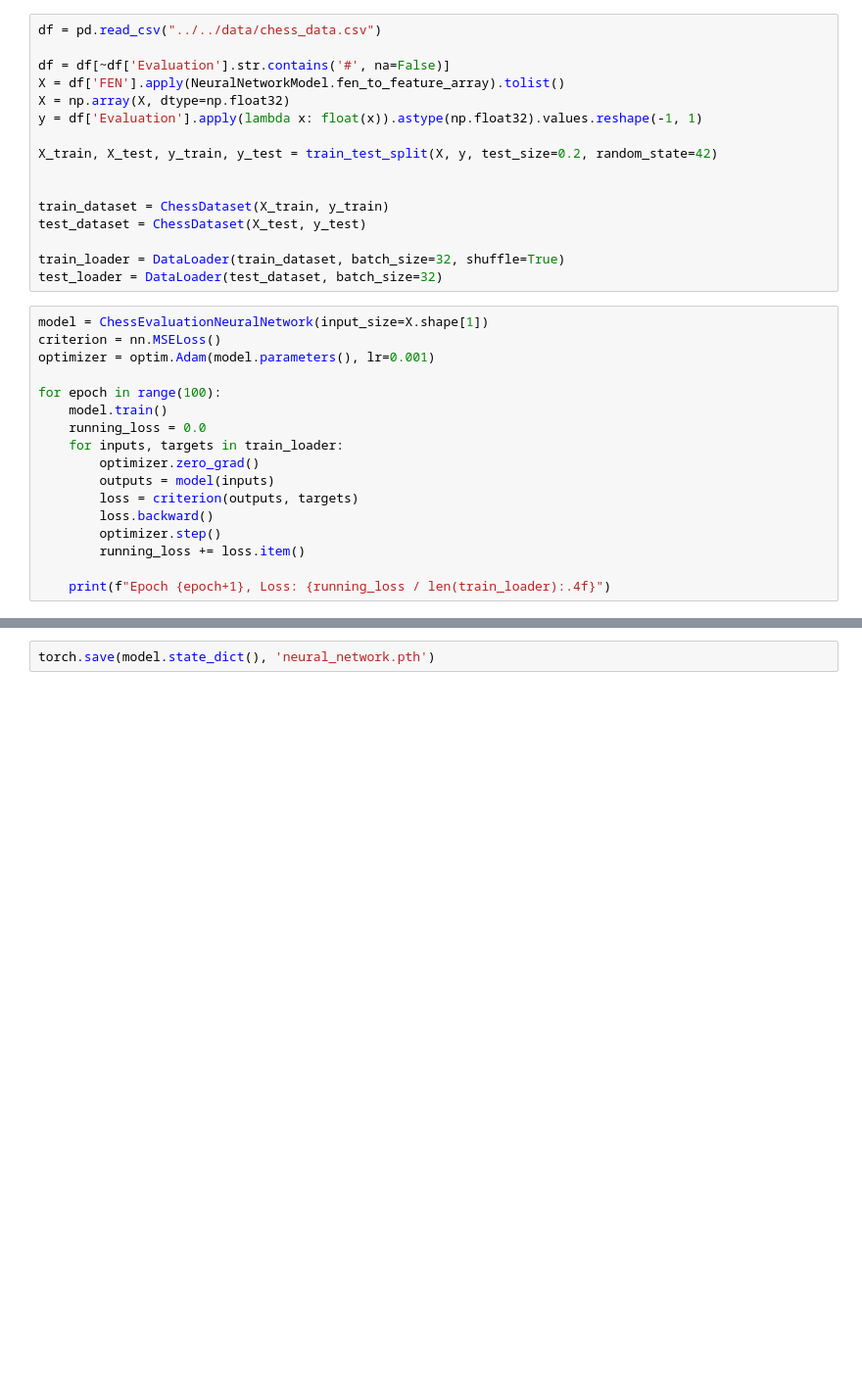
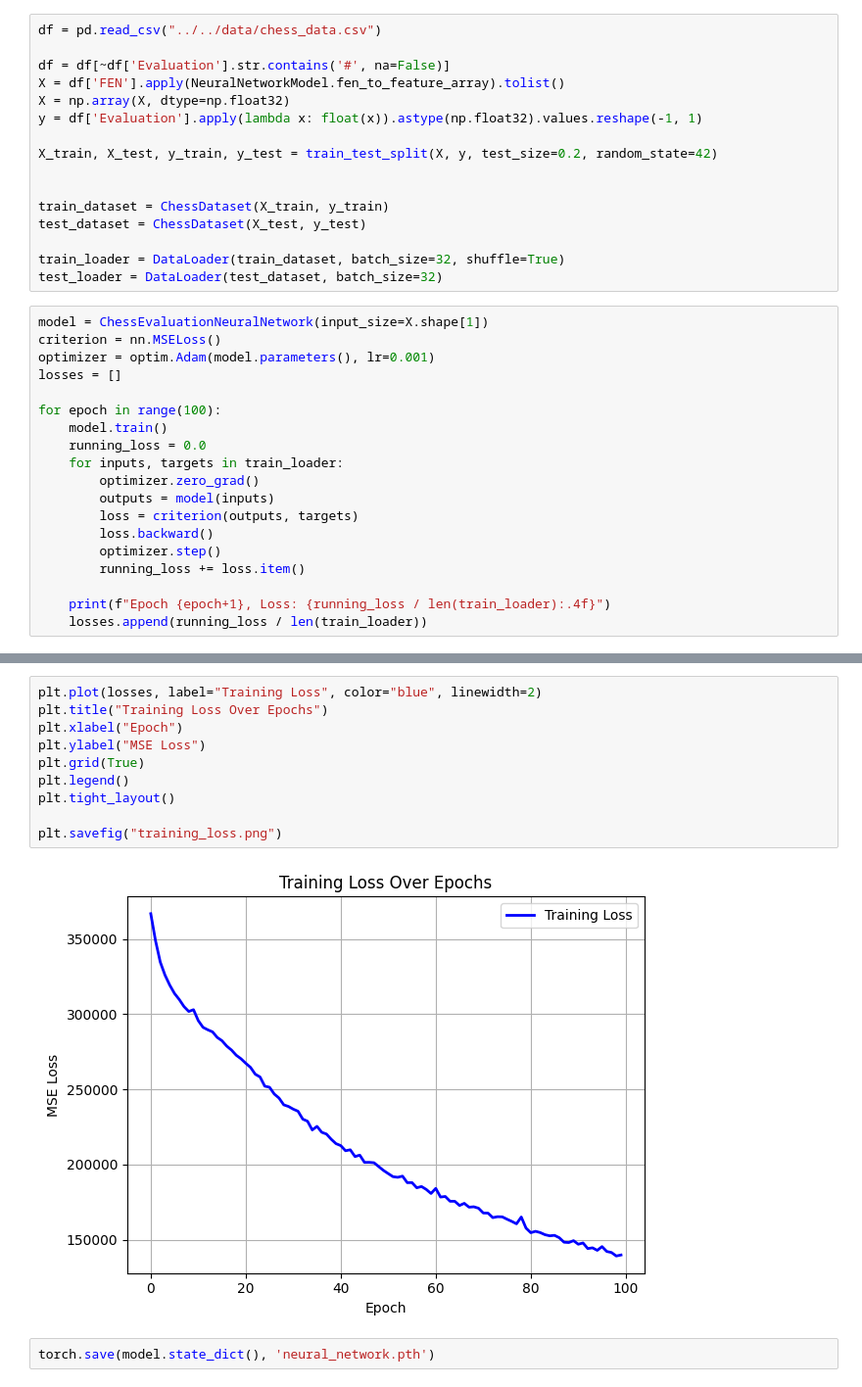
Before and after one commit to CamPlume1/chess-agent, a Jupyter notebook: models/neural_network/neural_network.ipynb, the cells around one changed output, grey strips where cells are left out. Shown: that part at 98% size. Saved outputs shown, nothing was run; the diff lists cells and outputs as text; blank space fills up the shorter version.

```diff
--- a/models/neural_network/neural_network.ipynb
+++ b/models/neural_network/neural_network.ipynb
@@ -27,6 +28,7 @@ test_loader = DataLoader(test_dataset, batch_size=32)
 model = ChessEvaluationNeuralNetwork(input_size=X.shape[1])
 criterion = nn.MSELoss()
 optimizer = optim.Adam(model.parameters(), lr=0.001)
+losses = []
 
 for epoch in range(100):
     model.train()
@@ -40,4 +42,5 @@ for epoch in range(100):
         running_loss += loss.item()
 
     print(f"Epoch {epoch+1}, Loss: {running_loss / len(train_loader):.4f}")
+    losses.append(running_loss / len(train_loader))
 # %% [output]
@@ -75,2 +78,14 @@ Test RMSE: 488.8287
+# %%
+plt.plot(losses, label="Training Loss", color="blue", linewidth=2)
+plt.title("Training Loss Over Epochs")
+plt.xlabel("Epoch")
+plt.ylabel("MSE Loss")
+plt.grid(True)
+plt.legend()
+plt.tight_layout()
+
+plt.savefig("training_loss.png")
+# %% [output]
+[figure, added]
 # %%
 torch.save(model.state_dict(), 'neural_network.pth')
```
Also changed, not shown: parts of 3 cells of this notebook, 3 other files.
